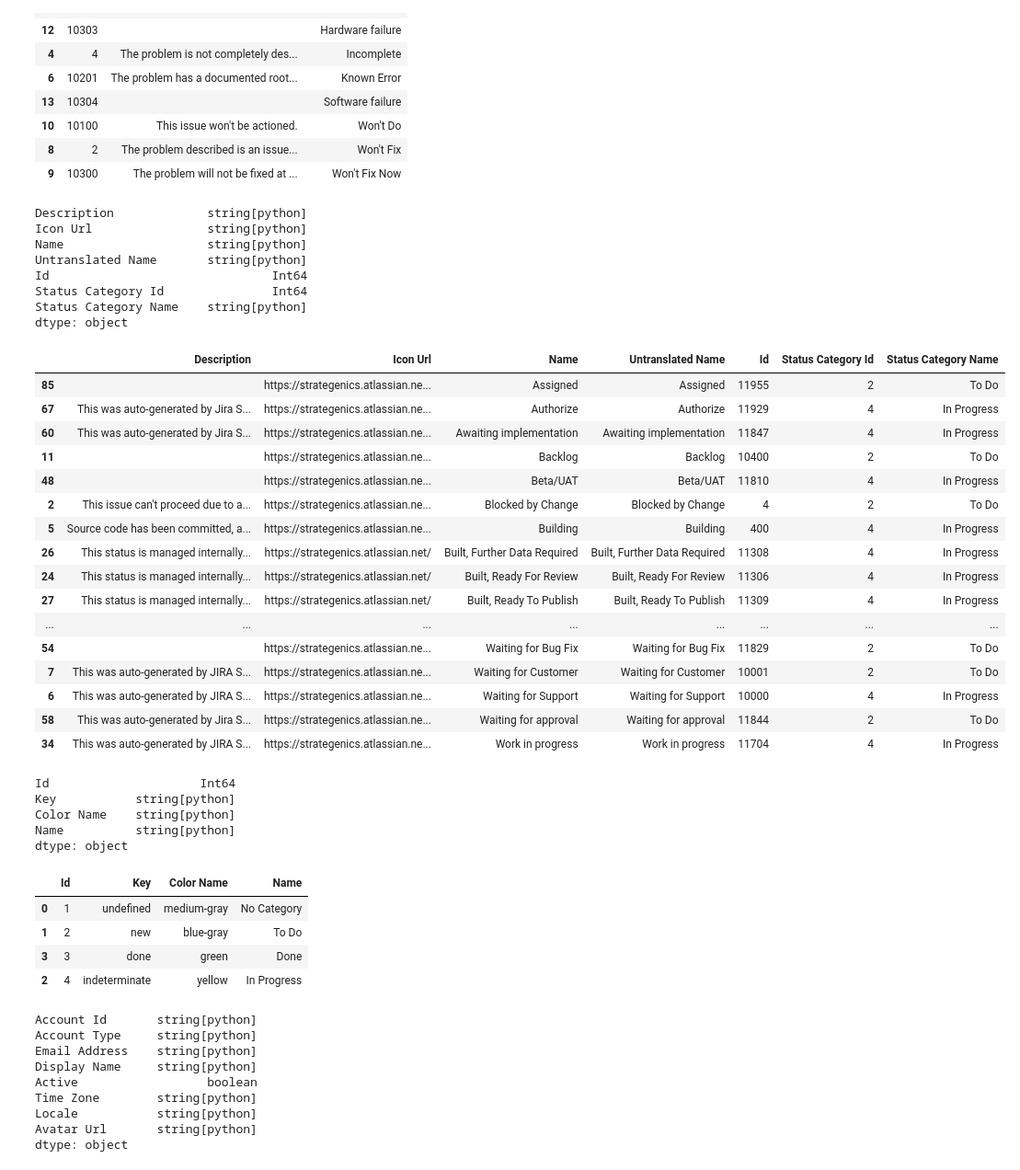
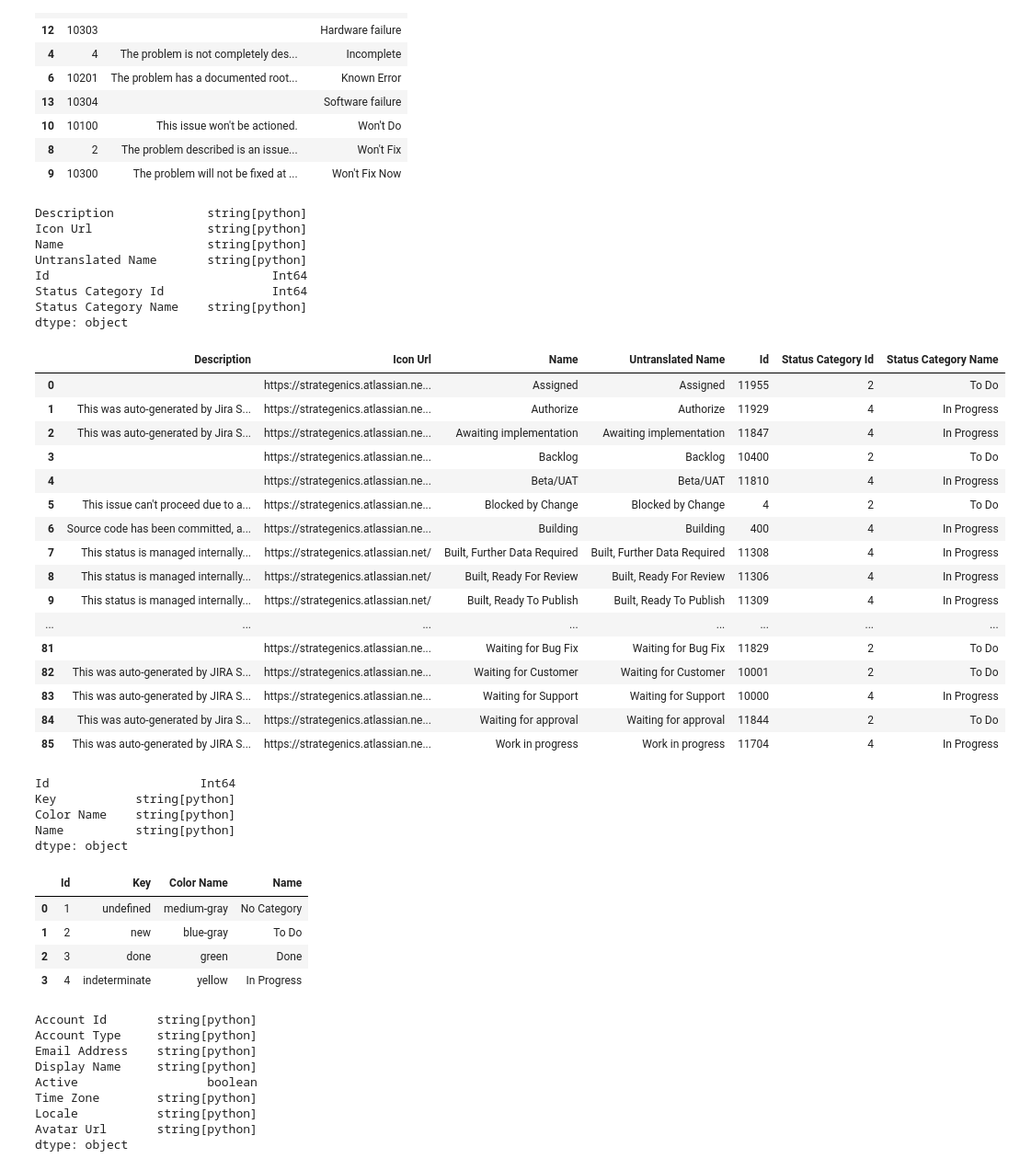
Before and after one commit to 7ft10/JiraCleaner, a Jupyter notebook: Jira_Foundation.ipynb, the cells around one changed output. Shown: that part at 92% size. Cells and saved outputs as stored; diff of their text form; code cells hidden in the pictures.

```diff
--- a/Jira_Foundation.ipynb
+++ b/Jira_Foundation.ipynb
@@ -7,13 +8,15 @@ if importlib.util.find_spec("pandas") is None:
 	os.system("pip install pandas")
 # %%
 # pandas Config
+
 import pandas as pd
+
 pd.options.mode.use_inf_as_na = True
 pd.set_option("display.max_rows", 10)
 pd.set_option("display.expand_frame_repr", True)
 pd.set_option('display.width', 1000)
 pd.options.display.max_seq_items = 200000
-pd.options.display.max_rows = 100
+pd.options.display.max_rows = 10
 # %%
 # Parameters
 
@@ -478,51 +461,51 @@ dtype: object
 # Status
 
 from IPython.display import display
 import requests
 
 def ApiCall(startAt) :
     url = "/rest/api/latest/status"
     headers = fnGetDefaultHeaders()
     params = {}
     response = requests.get(Host + url, headers = headers, params = params)
     return response.json()
 
 df = fnAPI(ApiCall)
 df = df.drop(["self", "scope"], axis=1)
 df = df.expand("statusCategory", ["id", "name"])
 
-df = df.sentence_case_columns().convert_dtypes().infer_objects()
+df = df.sentence_case_columns().convert_dtypes().infer_objects().reset_index(drop=True)
 df["Id"] = df["Id"].astype('Int64')
-df = df.sort_values('Name')
+df = df.sort_values('Name').reset_index(drop=True)
 
 display(df.dtypes)
 display(df)
 # %% [output]
 Description             string[python]
 Icon Url                string[python]
 Name                    string[python]
 Untranslated Name       string[python]
 Id                               Int64
 Status Category Id               Int64
 Status Category Name    string[python]
 dtype: object
 |  | Description | Icon Url | Name | Untranslated Name | Id | Status Category Id | Status Category Name |
-| 85 |  | https://strategenics.atlassian.ne... | Assigned | Assigned | 11955 | 2 | To Do |
-| 67 | This was auto-generated by Jira S... | https://strategenics.atlassian.ne... | Authorize | Authorize | 11929 | 4 | In Progress |
-| 60 | This was auto-generated by Jira S... | https://strategenics.atlassian.ne... | Awaiting implementation | Awaiting implementation | 11847 | 4 | In Progress |
-| 11 |  | https://strategenics.atlassian.ne... | Backlog | Backlog | 10400 | 2 | To Do |
-| 48 |  | https://strategenics.atlassian.ne... | Beta/UAT | Beta/UAT | 11810 | 4 | In Progress |
-| 2 | This issue can't proceed due to a... | https://strategenics.atlassian.ne... | Blocked by Change | Blocked by Change | 4 | 2 | To Do |
-| 5 | Source code has been committed, a... | https://strategenics.atlassian.ne... | Building | Building | 400 | 4 | In Progress |
-| 26 | This status is managed internally... | https://strategenics.atlassian.net/ | Built, Further Data Required | Built, Further Data Required | 11308 | 4 | In Progress |
-| 24 | This status is managed internally... | https://strategenics.atlassian.net/ | Built, Ready For Review | Built, Ready For Review | 11306 | 4 | In Progress |
-| 27 | This status is managed internally... | https://strategenics.atlassian.net/ | Built, Ready To Publish | Built, Ready To Publish | 11309 | 4 | In Progress |
+| 0 |  | https://strategenics.atlassian.ne... | Assigned | Assigned | 11955 | 2 | To Do |
+| 1 | This was auto-generated by Jira S... | https://strategenics.atlassian.ne... | Authorize | Authorize | 11929 | 4 | In Progress |
+| 2 | This was auto-generated by Jira S... | https://strategenics.atlassian.ne... | Awaiting implementation | Awaiting implementation | 11847 | 4 | In Progress |
+| 3 |  | https://strategenics.atlassian.ne... | Backlog | Backlog | 10400 | 2 | To Do |
+| 4 |  | https://strategenics.atlassian.ne... | Beta/UAT | Beta/UAT | 11810 | 4 | In Progress |
+| 5 | This issue can't proceed due to a... | https://strategenics.atlassian.ne... | Blocked by Change | Blocked by Change | 4 | 2 | To Do |
+| 6 | Source code has been committed, a... | https://strategenics.atlassian.ne... | Building | Building | 400 | 4 | In Progress |
+| 7 | This status is managed internally... | https://strategenics.atlassian.net/ | Built, Further Data Required | Built, Further Data Required | 11308 | 4 | In Progress |
+| 8 | This status is managed internally... | https://strategenics.atlassian.net/ | Built, Ready For Review | Built, Ready For Review | 11306 | 4 | In Progress |
+| 9 | This status is managed internally... | https://strategenics.atlassian.net/ | Built, Ready To Publish | Built, Ready To Publish | 11309 | 4 | In Progress |
 | ... | ... | ... | ... | ... | ... | ... | ... |
-| 54 |  | https://strategenics.atlassian.ne... | Waiting for Bug Fix | Waiting for Bug Fix | 11829 | 2 | To Do |
-| 7 | This was auto-generated by JIRA S... | https://strategenics.atlassian.ne... | Waiting for Customer | Waiting for Customer | 10001 | 2 | To Do |
-| 6 | This was auto-generated by JIRA S... | https://strategenics.atlassian.ne... | Waiting for Support | Waiting for Support | 10000 | 4 | In Progress |
-| 58 | This was auto-generated by Jira S... | https://strategenics.atlassian.ne... | Waiting for approval | Waiting for approval | 11844 | 2 | To Do |
-| 34 | This was auto-generated by JIRA S... | https://strategenics.atlassian.ne... | Work in progress | Work in progress | 11704 | 4 | In Progress |
+| 81 |  | https://strategenics.atlassian.ne... | Waiting for Bug Fix | Waiting for Bug Fix | 11829 | 2 | To Do |
+| 82 | This was auto-generated by JIRA S... | https://strategenics.atlassian.ne... | Waiting for Customer | Waiting for Customer | 10001 | 2 | To Do |
+| 83 | This was auto-generated by JIRA S... | https://strategenics.atlassian.ne... | Waiting for Support | Waiting for Support | 10000 | 4 | In Progress |
+| 84 | This was auto-generated by Jira S... | https://strategenics.atlassian.ne... | Waiting for approval | Waiting for approval | 11844 | 2 | To Do |
+| 85 | This was auto-generated by JIRA S... | https://strategenics.atlassian.ne... | Work in progress | Work in progress | 11704 | 4 | In Progress |
 # %%
 # Status Categories
 
@@ -539,9 +522,9 @@ def ApiCall(startAt) :
 df = fnAPI(ApiCall)
 df = df.drop(["self"], axis=1)
 
-df = df.sentence_case_columns().convert_dtypes().infer_objects()
+df = df.sentence_case_columns().convert_dtypes().infer_objects().reset_index(drop=True)
 df["Id"] = df["Id"].astype('Int64')
-df = df.sort_values('Id')
+df = df.sort_values('Id').reset_index(drop=True)
 
 display(df.dtypes)
 display(df)
@@ -554,8 +537,8 @@ dtype: object
 |  | Id | Key | Color Name | Name |
 | 0 | 1 | undefined | medium-gray | No Category |
 | 1 | 2 | new | blue-gray | To Do |
-| 3 | 3 | done | green | Done |
-| 2 | 4 | indeterminate | yellow | In Progress |
+| 2 | 3 | done | green | Done |
+| 3 | 4 | indeterminate | yellow | In Progress |
 # %%
 # Users
 
```
Also changed, not shown: parts of 9 cells of this notebook, 3 other files.
